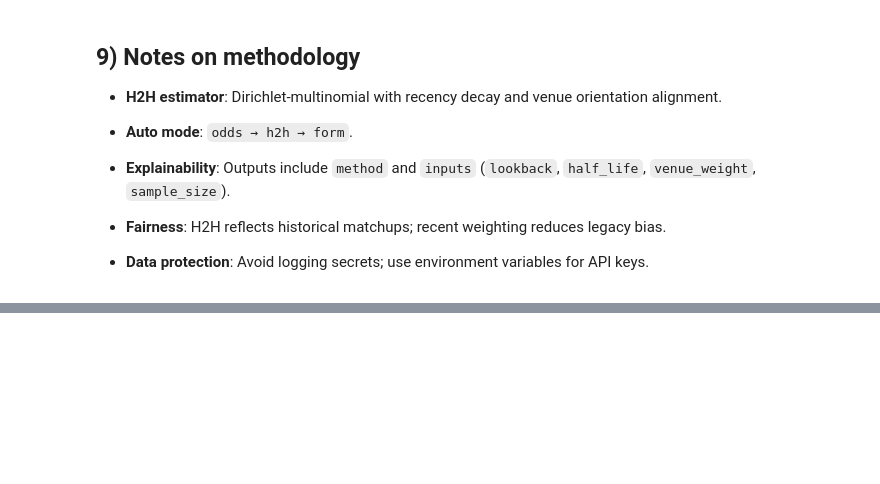
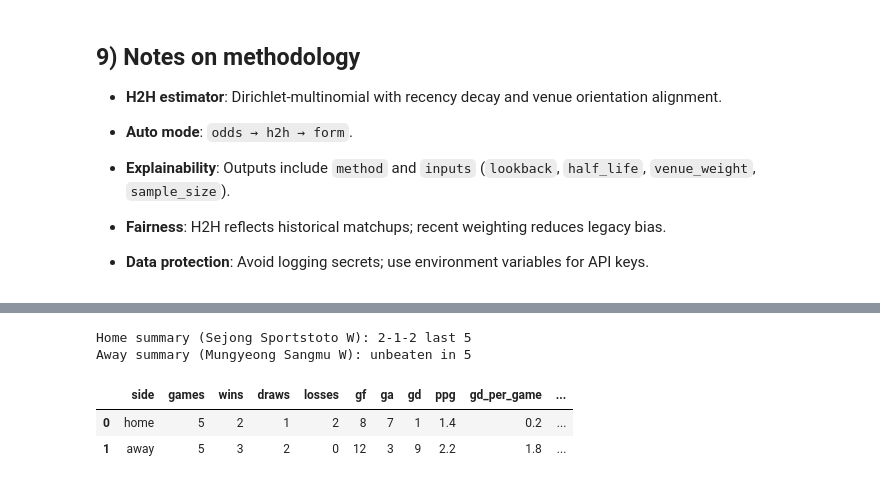
Before and after one commit to SYNCODE-SLIIT/Sports-Analysis, a Jupyter notebook: sports-ai/notebooks/Live_H2H_WinProb_Analysis.ipynb, the cells around one changed output, grey strips where cells are left out. Cells and saved outputs as stored; diff of their text form; code cells hidden in the pictures; blank space fills up the shorter version.

```diff
--- a/sports-ai/notebooks/Live_H2H_WinProb_Analysis.ipynb
+++ b/sports-ai/notebooks/Live_H2H_WinProb_Analysis.ipynb
@@ -289,0 +294,33 @@ pd.DataFrame([row])
+# %%
+form = rc.handle({"intent": "analysis.form", "args": {"eventId": event_id, "lookback": 5}})
+assert form["ok"], form
+
+home_team_name = form["data"]["home_team"]["name"] or "Home"
+away_team_name = form["data"]["away_team"]["name"] or "Away"
+
+print(f"Home summary ({home_team_name}):", form["data"]["home_team"]["summary"])
+print(f"Away summary ({away_team_name}):", form["data"]["away_team"]["summary"])
+
+import pandas as pd
+
+def _round_fields(d, keys=("ppg","gd_per_game","streak_bonus"), n=3):
+    d = dict(d)
+    for k in keys:
+        if k in d and isinstance(d[k], (int, float)):
+            d[k] = round(d[k], n)
+    return d
+
+home_metrics = _round_fields(form["data"]["home_metrics"])
+away_metrics = _round_fields(form["data"]["away_metrics"])
+
+df_form = pd.DataFrame([
+    {"side": "home", **home_metrics},
+    {"side": "away", **away_metrics},
+])
+df_form
+# %% [output]
+Home summary (Sejong Sportstoto W): 2-1-2 last 5
+Away summary (Mungyeong Sangmu W): unbeaten in 5
+|  | side | games | wins | draws | losses | gf | ga | gd | ppg | gd_per_game | ... |
+| 0 | home | 5 | 2 | 1 | 2 | 8 | 7 | 1 | 1.4 | 0.2 | ... |
+| 1 | away | 5 | 3 | 2 | 0 | 12 | 3 | 9 | 2.2 | 1.8 | ... |
```
Also changed, not shown: parts of 7 cells of this notebook, 3 other files.
